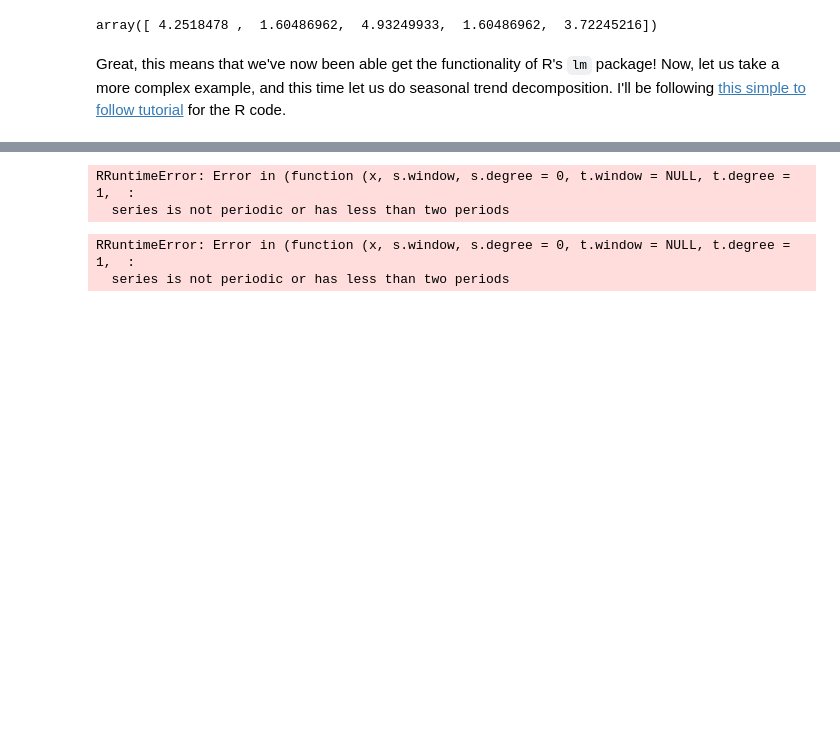
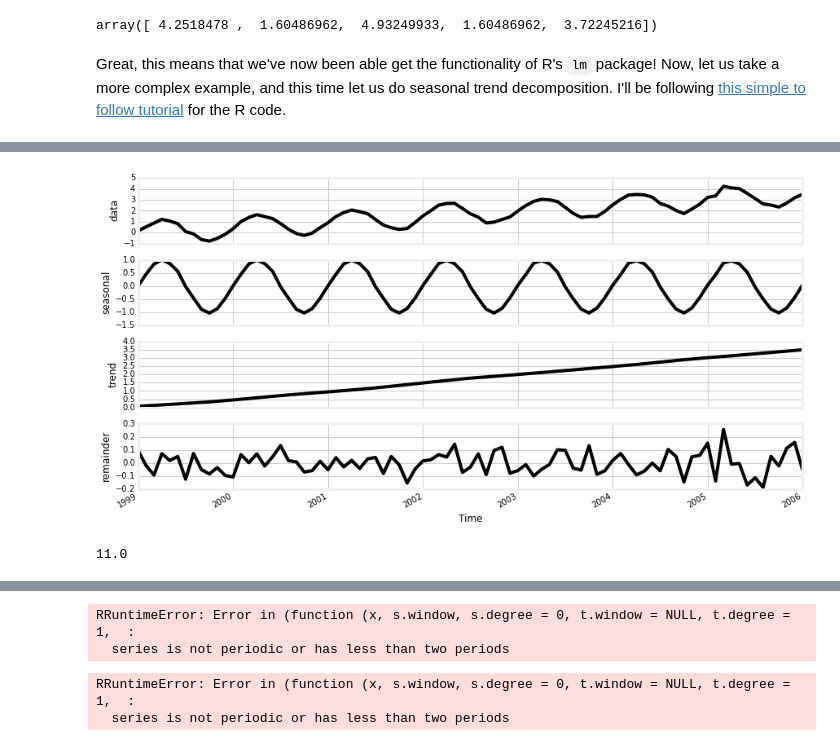
Before and after one commit to gowanpeter/nipunbatra.github.io, a Jupyter notebook: downloads/notebooks/HelloR.ipynb, the cells around one changed output, grey strips where cells are left out. Cells and saved outputs as stored; diff of their text form; code cells hidden in the pictures; blank space fills up the shorter version.

```diff
--- a/downloads/notebooks/HelloR.ipynb
+++ b/downloads/notebooks/HelloR.ipynb
@@ -386,0 +388,3 @@ rd =pandas2ri.py2ri(data)
+# %%
+#start=c(2009, 1)
+start = robjects.IntVector([2009,1,1, 1, 1, 1])
@@ -386,0 +397,17 @@ rd =pandas2ri.py2ri(data)
+# %%
+def convert_pd_freqstr(df):
+    """
+    df: pd.DataFrame with pd.DatetimeIndex type index
+    """
+    freqstr = df.index.freq.freqstr
+    freq_interval = freqstr[-1]
+    if len(freqstr)>1:
+        freq_number = int(freqstr[:-1])
+    else:
+        freq_number=1
+    if freq_interval is 'Y':
+        return 1.0/freq_number
+    elif freq_interval is 'M':
+        return 12.0/freq_number
+    elif freq_interval is 'D':
+        return 365.0/freq_number
@@ -387 +418,3 @@ rd =pandas2ri.py2ri(data)
+# %%
+r_ts_data = r_ts(robjects.FloatVector(np.asarray(data)), start=start, frequency=convert_pd_freqstr(data))
 # %%
@@ -390,0 +622,2 @@ print rd.
+# %%
+pystl = PYSTL()
@@ -390,0 +633,4 @@ print rd.
+# %%
+pystl.plot(figsize=(12,6))
+# %% [output]
+[figure, added]
@@ -390,0 +693,4 @@ print rd.
+# %%
+find_freq(data[:])
+# %% [output]
+11.0
```
Also changed, not shown: parts of 48 cells of this notebook, 3 other files.
